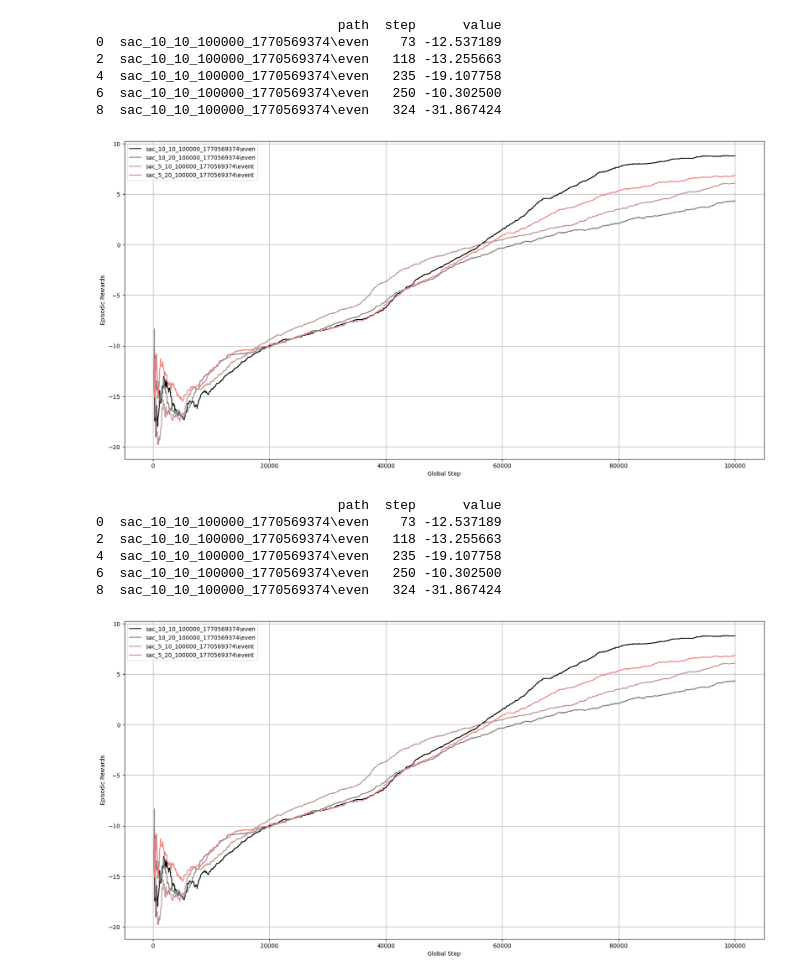
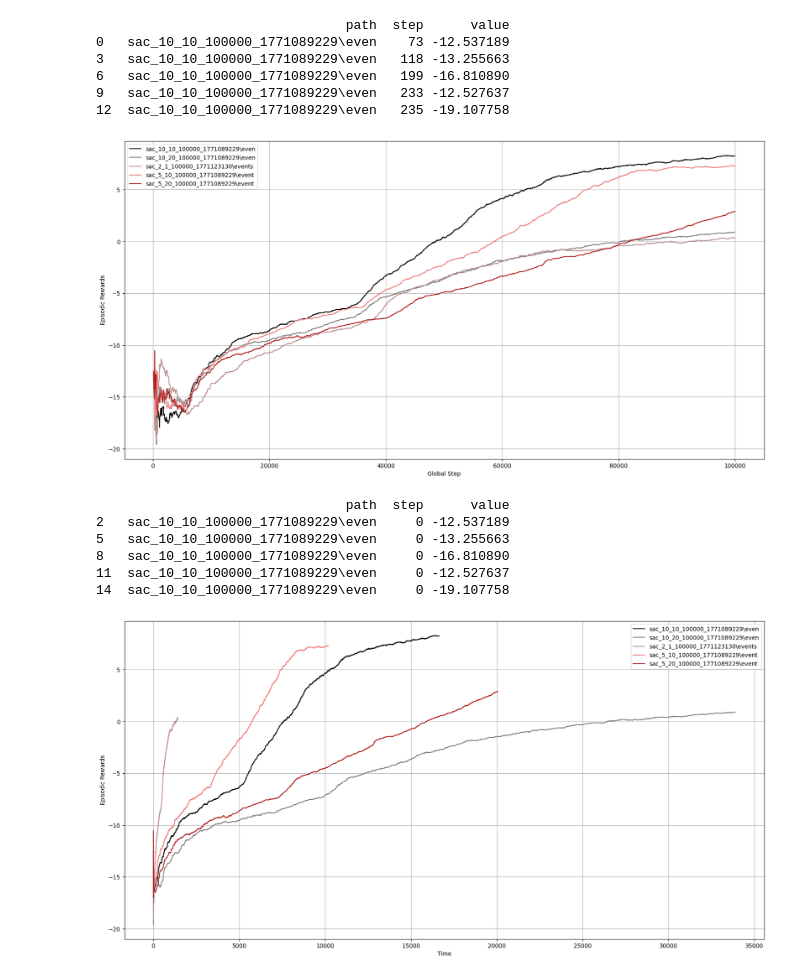
Before and after one commit to richard-be/RL-Hockey, a Jupyter notebook: src/sac/viz.ipynb, the cells around one changed output. Saved outputs shown, nothing was run; the diff lists cells and outputs as text; code cells hidden in the pictures.

```diff
--- a/src/sac/viz.ipynb
+++ b/src/sac/viz.ipynb
@@ -6,7 +6,7 @@ import glob
 import os
 # %%
 # Path to your event files
-experiment_path = "../../runs/sac/experiment_6/*/events.*"
+experiment_path = "../../runs/sac/experiment_7/*/events.*"
 event_files = glob.glob(experiment_path, recursive=True)
 
 all_data = []
@@ -51,12 +51,12 @@ df_filtered = df_filtered[["path", "step", "value"]]
 df_filtered["path"] = df_filtered["path"].str.slice(28, 60)
 print(df_filtered.head())
 # %% [output]
-                               path  step      value
-0  sac_10_10_100000_1770569374\even    73 -12.537189
-2  sac_10_10_100000_1770569374\even   118 -13.255663
-4  sac_10_10_100000_1770569374\even   235 -19.107758
-6  sac_10_10_100000_1770569374\even   250 -10.302500
-8  sac_10_10_100000_1770569374\even   324 -31.867424
+                                path  step      value
+0   sac_10_10_100000_1771089229\even    73 -12.537189
+3   sac_10_10_100000_1771089229\even   118 -13.255663
+6   sac_10_10_100000_1771089229\even   199 -16.810890
+9   sac_10_10_100000_1771089229\even   233 -12.527637
+12  sac_10_10_100000_1771089229\even   235 -19.107758
 # %%
 df_filtered["value_smooth"] = (
     df_filtered.groupby("path")["value"]
@@ -79,11 +79,11 @@ plt.ylabel("Episodic Rewards")
 plt.legend()
 plt.show()
 # %% [output]
-[figure, old version]
+[figure, new version]
 # %%
 fig.savefig('experiments.pdf')
 # %%
-tag_to_plot = "charts/episodic_return"
+tag_to_plot = "charts/time_return"
 df_filtered = df[df['tag'] == tag_to_plot]
 df_filtered = df_filtered[["path", "step", "value"]]
 df_filtered["path"] = df_filtered["path"].str.slice(28, 60)
@@ -97,23 +97,23 @@ df_filtered["value_smooth"] = (
 df_filtered["group key"] = df_filtered["path"]
 df_filtered_2 = df_filtered[df_filtered["step"]<=2e6]
 # %% [output]
-                               path  step      value
-0  sac_10_10_100000_1770569374\even    73 -12.537189
-2  sac_10_10_100000_1770569374\even   118 -13.255663
-4  sac_10_10_100000_1770569374\even   235 -19.107758
-6  sac_10_10_100000_1770569374\even   250 -10.302500
-8  sac_10_10_100000_1770569374\even   324 -31.867424
+                                path  step      value
+2   sac_10_10_100000_1771089229\even     0 -12.537189
+5   sac_10_10_100000_1771089229\even     0 -13.255663
+8   sac_10_10_100000_1771089229\even     0 -16.810890
+11  sac_10_10_100000_1771089229\even     0 -12.527637
+14  sac_10_10_100000_1771089229\even     0 -19.107758
 # %%
 fig, ax = plt.subplots()
 colors = ["black", "gray", "rosybrown", "lightcoral", "firebrick", "red", "peru", "darkorange", "goldenrod", "palegoldenrod", "yellow", "olive", "greenyellow", "darkseagreen", "turquoise", "teal", "indigo"]
 for index, g in enumerate(df_filtered_2.groupby("group key")):
     ax.plot(g[1]["step"], g[1]["value_smooth"], label=g[0], color=colors[index])
 ax.grid()
 fig.set_size_inches(20, 10)
-plt.xlabel("Global Step")
+plt.xlabel("Time")
 plt.ylabel("Episodic Rewards")
 plt.legend()
 plt.show()
 # %% [output]
-[figure, old version]
+[figure, new version]
 # %%
```
Also changed, not shown: parts of 2 cells of this notebook, 18 other files.
